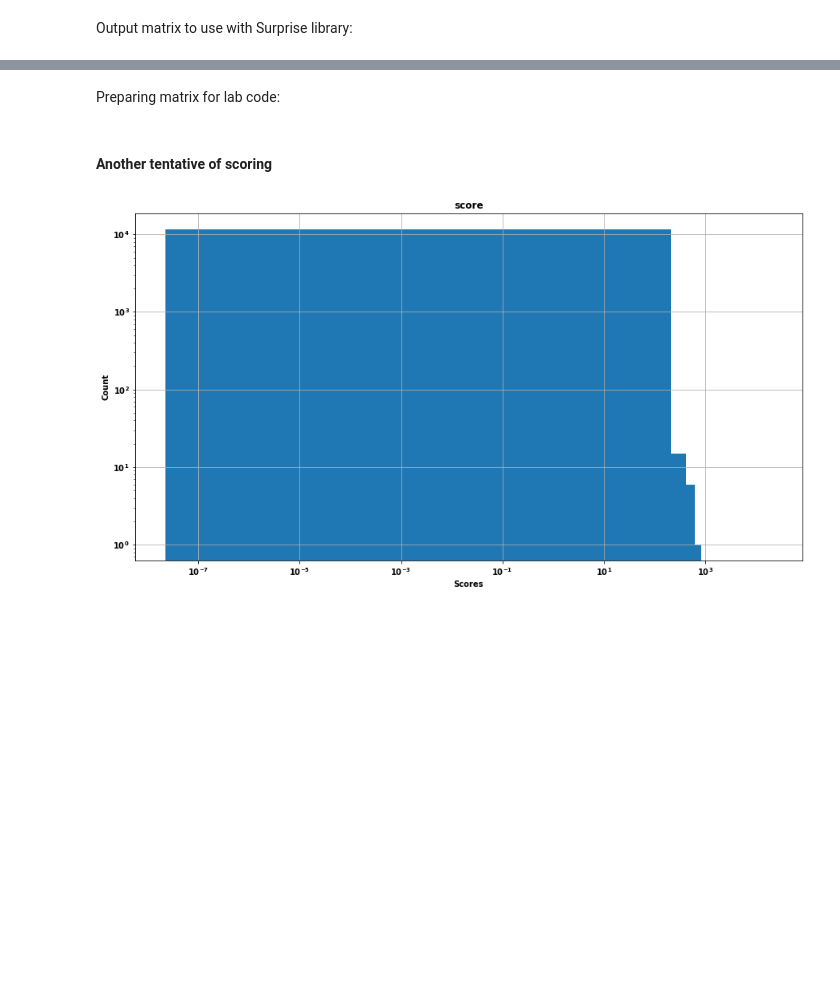
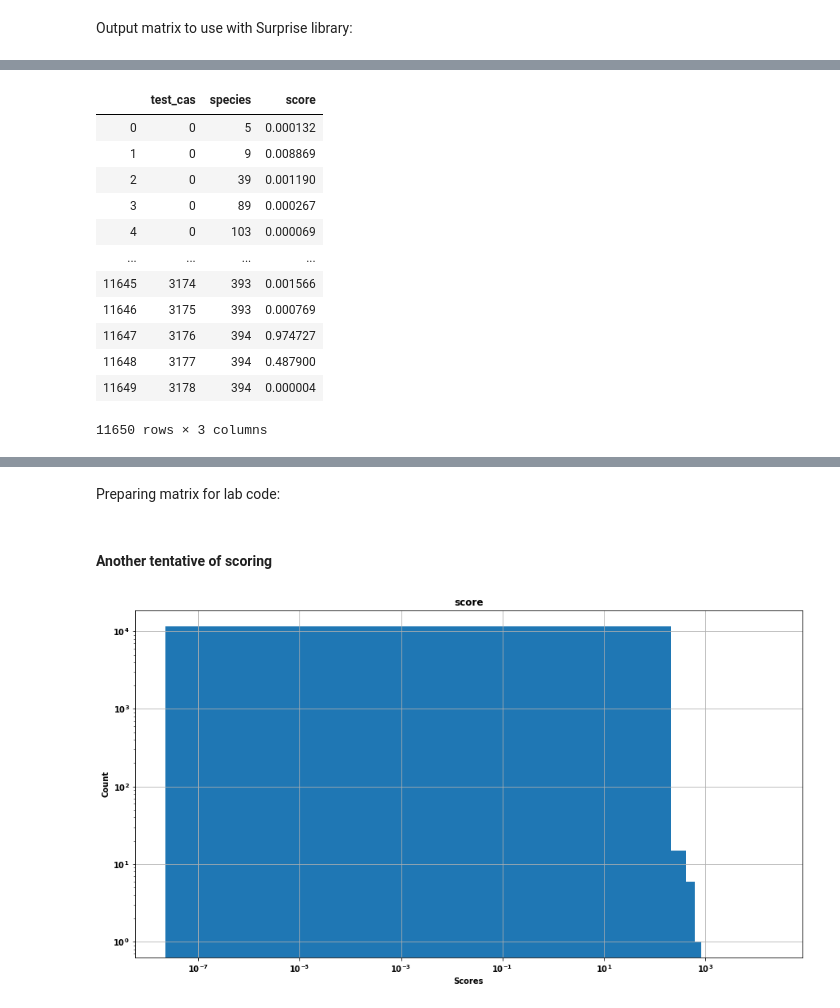
Before and after one commit to manuleo/ML_Toxicology_Testing, a Jupyter notebook: matrix_fact/Factorization_preparation.ipynb, the cells around one changed output, grey strips where cells are left out. Drawn from its saved outputs; the diff is of its cells as text; code cells hidden in the pictures; blank space fills up the shorter version.

```diff
--- a/matrix_fact/Factorization_preparation.ipynb
+++ b/matrix_fact/Factorization_preparation.ipynb
@@ -61,3 +72,3 @@ X_fact[X_fact.score > 4]
 # %%
-X_fact = X_fact.drop(index=[5139, 5869, 8459])
+# X_fact = X_fact.drop(index=[5139, 5869, 8459])
 # %%
@@ -70,7 +79,3 @@ plt.ylabel("Count");
-# %%
-enc = OrdinalEncoder(dtype=int)
-enc.fit(X_fact[["test_cas", "species"]])
-X_fact[["test_cas", "species"]] = enc.transform(X_fact[["test_cas", "species"]]) + 1
 # %% [markdown]
 Output matrix to use with Surprise library:
 # %%
@@ -77,0 +104,16 @@ X_fact.to_csv("../output/score_matrix_nomix.csv", header=True, index=False)
+# %%
+X_fact
+# %% [output]
+|  | test_cas | species | score |
+| 0 | 0 | 5 | 0.000132 |
+| 1 | 0 | 9 | 0.008869 |
+| 2 | 0 | 39 | 0.001190 |
+| 3 | 0 | 89 | 0.000267 |
+| 4 | 0 | 103 | 0.000069 |
+| ... | ... | ... | ... |
+| 11645 | 3174 | 393 | 0.001566 |
+| 11646 | 3175 | 393 | 0.000769 |
+| 11647 | 3176 | 394 | 0.974727 |
+| 11648 | 3177 | 394 | 0.487900 |
+| 11649 | 3178 | 394 | 0.000004 |
+11650 rows × 3 columns
```
Also changed, not shown: parts of 61 cells of this notebook, 11 other files.
